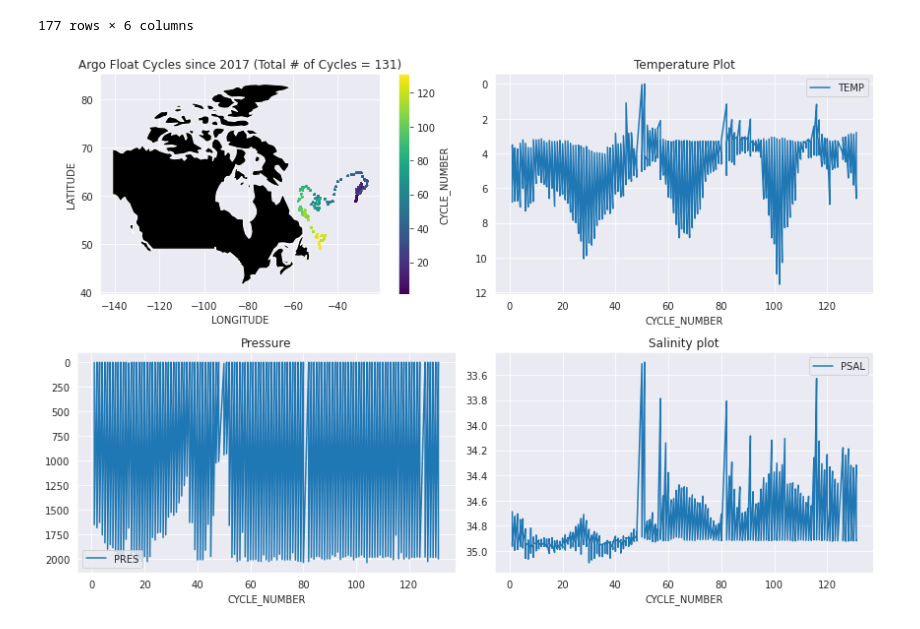
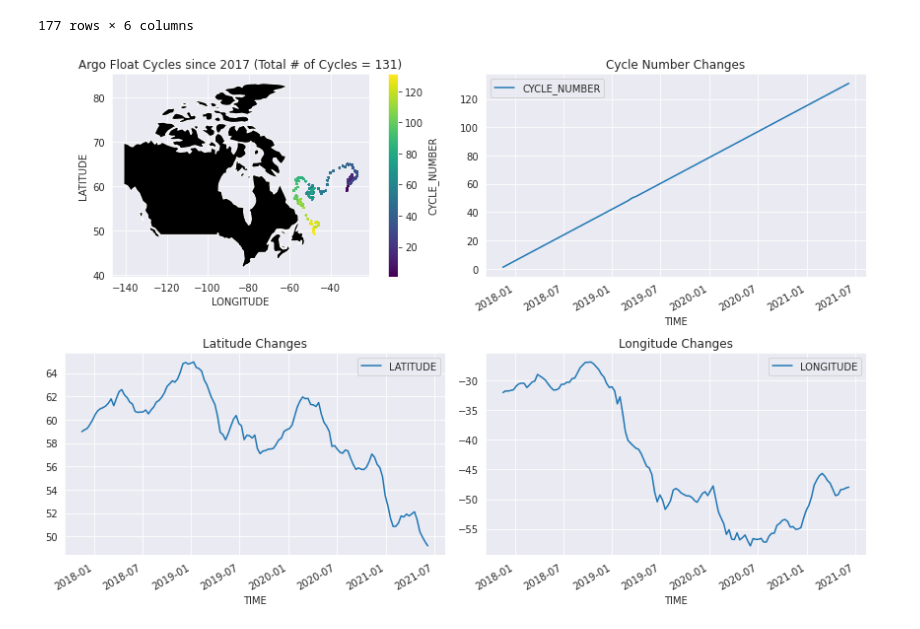
Before and after one commit to mtk282/CMSC6950_Project, a Jupyter notebook: argopy_2.ipynb, the cells around one changed output. Cells and saved outputs as stored; diff of their text form; code cells hidden in the pictures.

Commit message:
Changes in cycle number, latitude and longitude with time

```diff
--- a/argopy_2.ipynb
+++ b/argopy_2.ipynb
@@ -84,32 +84,32 @@ countries
 # %%
 # Start the plot - plot the trajectory of argo float cycles and variation in temperature, salinity and pressure
 fig, ax = plt.subplots(nrows=2, ncols=2, figsize=(12,8))
 
 # Plot Canada on the map in [0,0]
 
 countries[countries["name"] == "Canada"].plot(ax=ax[0,0],color="black")
 
-# Make four plots with different data sets recorded since 2017
+# Make four plots with different position data sets recorded since 2017
 
 df.plot(ax=ax[0,0], x="LONGITUDE", y="LATITUDE", kind="scatter", c="CYCLE_NUMBER", colormap="viridis", s=1)
 ax[0, 0].set_title("Argo Float Cycles since 2017 (Total # of Cycles = 131)")
-df.plot(ax=ax[1,0], x="CYCLE_NUMBER", y="PRES")
-ax[1, 0].set_title("Pressure")
-ax[1, 0].invert_yaxis()
-df.plot(ax=ax[0,1], x="CYCLE_NUMBER", y="TEMP")
-ax[0, 1].set_title("Temperature Plot")
-ax[0, 1].invert_yaxis()
-df.plot(ax=ax[1,1], x="CYCLE_NUMBER", y="PSAL")
-ax[1, 1].set_title("Salinity plot")
-ax[1, 1].invert_yaxis()
+df.plot(ax=ax[1,0], x="TIME", y="LATITUDE")
+ax[1, 0].set_title("Latitude Changes")
+
+df.plot(ax=ax[0,1], x="TIME", y="CYCLE_NUMBER")
+ax[0, 1].set_title("Cycle Number Changes")
+
+df.plot(ax=ax[1,1], x="TIME", y="LONGITUDE")
+ax[1, 1].set_title("Longitude Changes")
+
 
 # Add grids and plot layout
 ax[0, 0].grid()
 ax[1, 0].grid()
 ax[1, 1].grid()
 ax[0, 1].grid()
 
 fig.tight_layout()
 plt.show()
 # %% [output]
-[figure, old version]
+[figure, new version]
```
Also changed, not shown: parts of 1 cell of this notebook.
